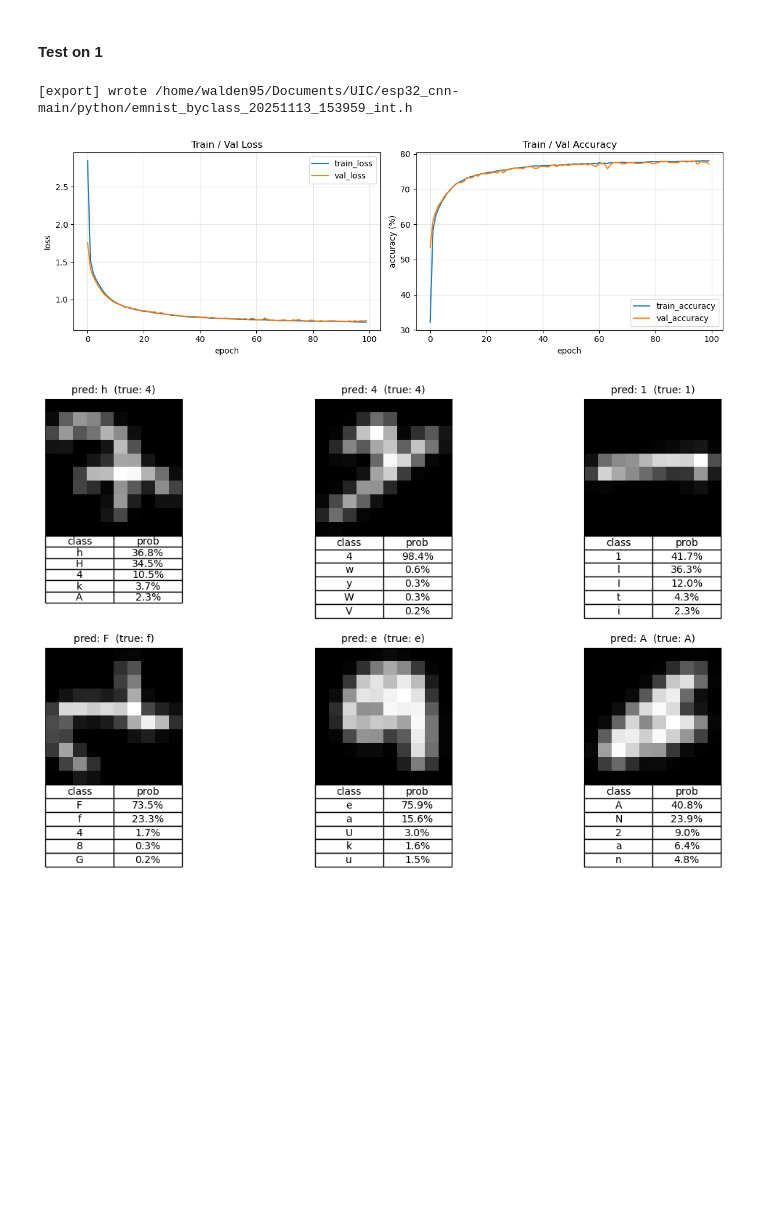
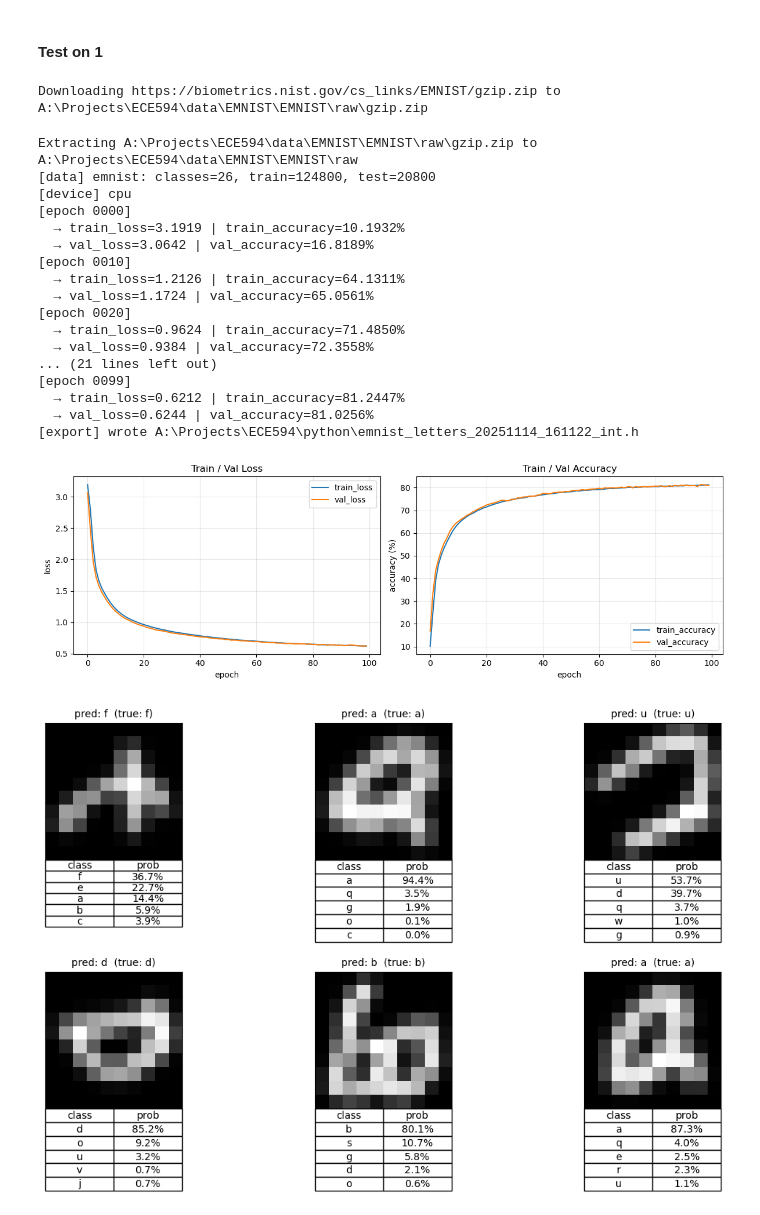
Before and after one commit to alooshii/esp32_cnn, a Jupyter notebook: python/train.ipynb, the cells around one changed output. Saved outputs shown, nothing was run; the diff lists cells and outputs as text; code cells hidden in the pictures; blank space fills up the shorter version.

Commit message:
added emnist weight header

```diff
--- a/python/train.ipynb
+++ b/python/train.ipynb
@@ -106,6 +106,8 @@ def load_dataset(
             if split == "digits":
                 class_names = [str(i) for i in range(10)]
             if split == "letters":
+                train.targets -= 1
+                test.targets -= 1
                 class_names = [chr(ord('a') + i) for i in range(26)] # a..z
             if split == "byclass":
                 digits: list[str] = [str(i) for i in range(10)]
@@ -850,13 +852,13 @@ def evaluate(model: torch.nn.Module, loader: torch.utils.data.DataLoader, device
     return mean_loss, accuracy
 
 def train(
-    dataset_name: str = "mnist",
-    dataset_split: str = "balanced",
+    dataset_name: str = "emnist",
+    dataset_split: str = "letters",
     project_root: pathlib.Path = PROJECT_ROOT,
     checkpoint_root: pathlib.Path = PROJECT_ROOT / "checkpoints",
     run_id: str|None = None,
     chinese_root: pathlib.Path|None = None,
-    epochs: int = 600,
+    epochs: int = 100,
     batch_size: int = 2048,
     lr: float = 1e-3,
     activations: str|list[str] = "relu",
@@ -1138,7 +1140,7 @@ def show_random_predictions(
 
 # Config
 dataset_name: str = "emnist"
-dataset_split: str = "byclass"
+dataset_split: str = "letters"
 checkpoint_root: pathlib.Path = PROJECT_ROOT / "checkpoints"
 
 # Train
@@ -1183,33 +1185,50 @@ int_bits: list[int] = [int(b) if (b is not None) else 8 for b in (q.bits for q i
 header_out: pathlib.Path = PROJECT_ROOT / "python" / f"{dataset_name}_{dataset_split}_{time.strftime('%Y%m%d_%H%M%S')}_int.h"
 export_model_to_header(
     result["model"],
     num_classes=num_classes,
     out_path=PROJECT_ROOT/"python"/"weights_int.h",
     mode="int",
     int_bits=int_bits,
 )
 print(f"[export] wrote {header_out}")
 
 # Export float header
 header_float_out: pathlib.Path = PROJECT_ROOT / "python" / f"{dataset_name}_{dataset_split}_{time.strftime('%Y%m%d_%H%M%S')}_float.h"
 export_model_to_header(
     model=model,
     num_classes=num_classes,
     out_path=header_float_out,
     mode="float",
 )
 
 # Plots
 plot_results(result["history"])
 show_random_predictions(
     model=result["model"],
     loader=test_loader,
     class_names=result["class_names"],
     device=result["device"],
     n=6,
     k_top=5,
 )
 # %% [output]
-[export] wrote /home/walden95/Documents/UIC/esp32_cnn-main/python/emnist_byclass_20251113_153959_int.h
+Downloading https://biometrics.nist.gov/cs_links/EMNIST/gzip.zip to A:\Projects\ECE594\data\EMNIST\EMNIST\raw\gzip.zip
+Extracting A:\Projects\ECE594\data\EMNIST\EMNIST\raw\gzip.zip to A:\Projects\ECE594\data\EMNIST\EMNIST\raw
+[data] emnist: classes=26, train=124800, test=20800
+[device] cpu
+[epoch 0000]
+  → train_loss=3.1919 | train_accuracy=10.1932%
+  → val_loss=3.0642 | val_accuracy=16.8189%
+[epoch 0010]
+  → train_loss=1.2126 | train_accuracy=64.1311%
+  → val_loss=1.1724 | val_accuracy=65.0561%
+[epoch 0020]
+  → train_loss=0.9624 | train_accuracy=71.4850%
+  → val_loss=0.9384 | val_accuracy=72.3558%
+... (21 lines left out)
+[epoch 0099]
+  → train_loss=0.6212 | train_accuracy=81.2447%
+  → val_loss=0.6244 | val_accuracy=81.0256%
+[export] wrote A:\Projects\ECE594\python\emnist_letters_20251114_161122_int.h
-[figure, old version]
+[figure, new version]
-[figure, old version]
+[figure, new version]
```
Also changed, not shown: parts of 1 cell of this notebook, 10 other files.
